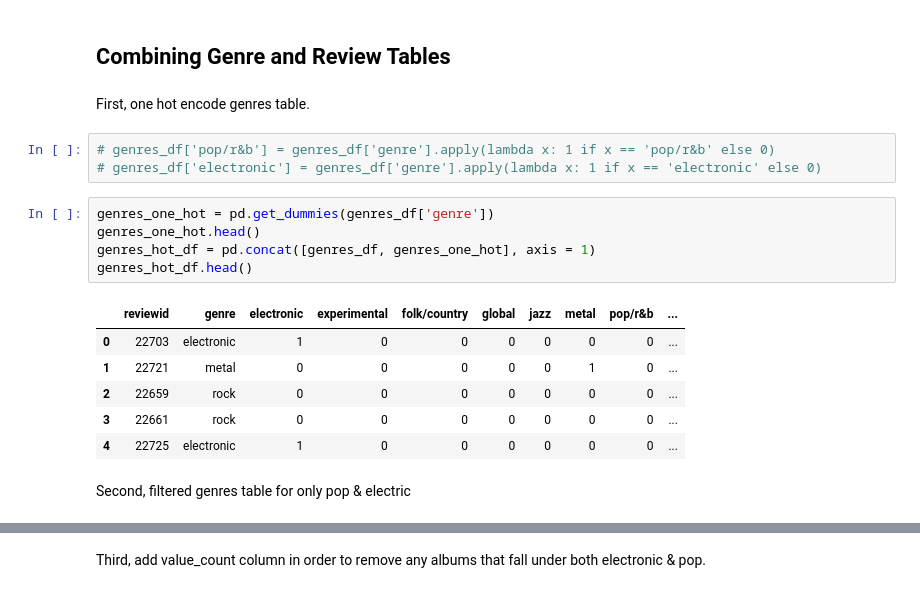
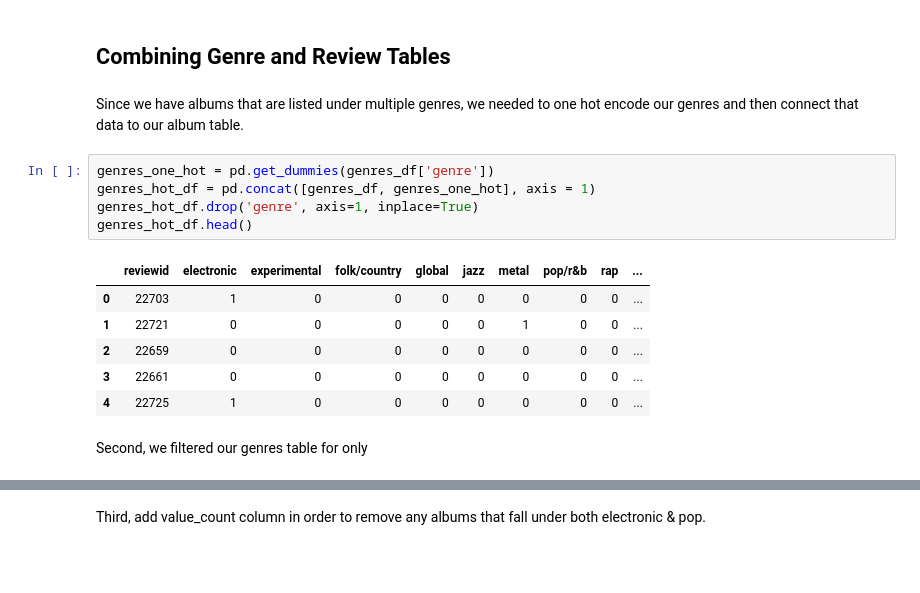
Before and after one commit to jnawjux/pitchfork_review_testing, a Jupyter notebook: Music_Index.ipynb, the cells around one changed output, grey strips where cells are left out. Drawn from its saved outputs; the diff is of its cells as text; blank space fills up the shorter version.

```diff
--- a/Music_Index.ipynb
+++ b/Music_Index.ipynb
@@ -158,23 +139,20 @@ labels_df['reviewid'].value_counts().head(10)
 Name: reviewid, dtype: int64
 # %% [markdown]
 ## Combining Genre and Review Tables
-# %% [markdown]
-First, one hot encode genres table.
-# %%
-# genres_df['pop/r&b'] = genres_df['genre'].apply(lambda x: 1 if x == 'pop/r&b' else 0)
-# genres_df['electronic'] = genres_df['genre'].apply(lambda x: 1 if x == 'electronic' else 0)
+# %% [markdown]
+Since we have albums that are listed under multiple genres, we needed to one hot encode our genres and then connect that data to our album table.
 # %%
 genres_one_hot = pd.get_dummies(genres_df['genre'])
-genres_one_hot.head()
 genres_hot_df = pd.concat([genres_df, genres_one_hot], axis = 1)
+genres_hot_df.drop('genre', axis=1, inplace=True)
 genres_hot_df.head()
 # %% [output]
-|  | reviewid | genre | electronic | experimental | folk/country | global | jazz | metal | pop/r&b | ... |
-| 0 | 22703 | electronic | 1 | 0 | 0 | 0 | 0 | 0 | 0 | ... |
-| 1 | 22721 | metal | 0 | 0 | 0 | 0 | 0 | 1 | 0 | ... |
-| 2 | 22659 | rock | 0 | 0 | 0 | 0 | 0 | 0 | 0 | ... |
-| 3 | 22661 | rock | 0 | 0 | 0 | 0 | 0 | 0 | 0 | ... |
-| 4 | 22725 | electronic | 1 | 0 | 0 | 0 | 0 | 0 | 0 | ... |
+|  | reviewid | electronic | experimental | folk/country | global | jazz | metal | pop/r&b | rap | ... |
+| 0 | 22703 | 1 | 0 | 0 | 0 | 0 | 0 | 0 | 0 | ... |
+| 1 | 22721 | 0 | 0 | 0 | 0 | 0 | 1 | 0 | 0 | ... |
+| 2 | 22659 | 0 | 0 | 0 | 0 | 0 | 0 | 0 | 0 | ... |
+| 3 | 22661 | 0 | 0 | 0 | 0 | 0 | 0 | 0 | 0 | ... |
+| 4 | 22725 | 1 | 0 | 0 | 0 | 0 | 0 | 0 | 0 | ... |
 # %% [markdown]
-Second, filtered genres table for only pop & electric
+Second, we filtered our genres table for only
 # %%
```
Also changed, not shown: parts of 101 cells of this notebook, 1 other file.
